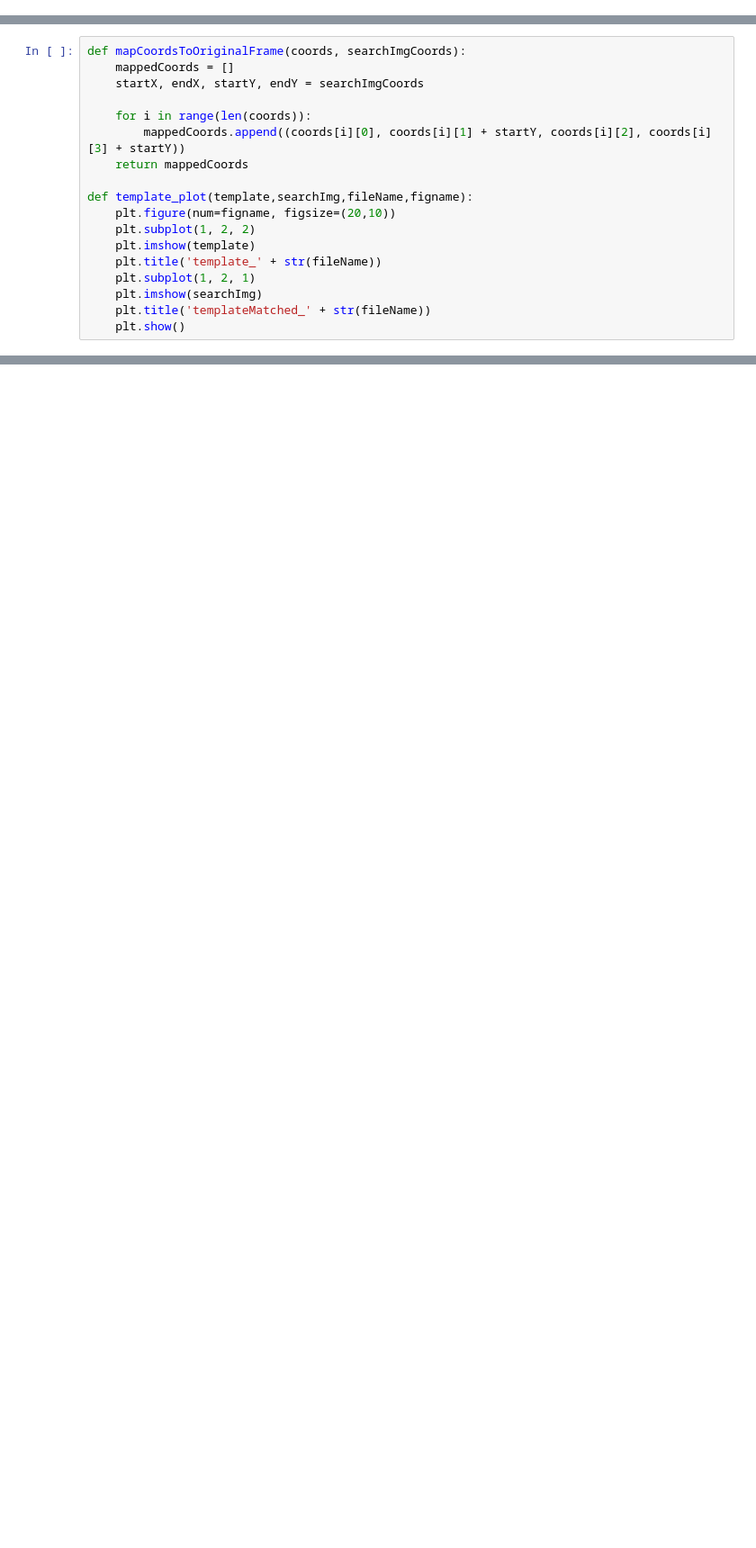
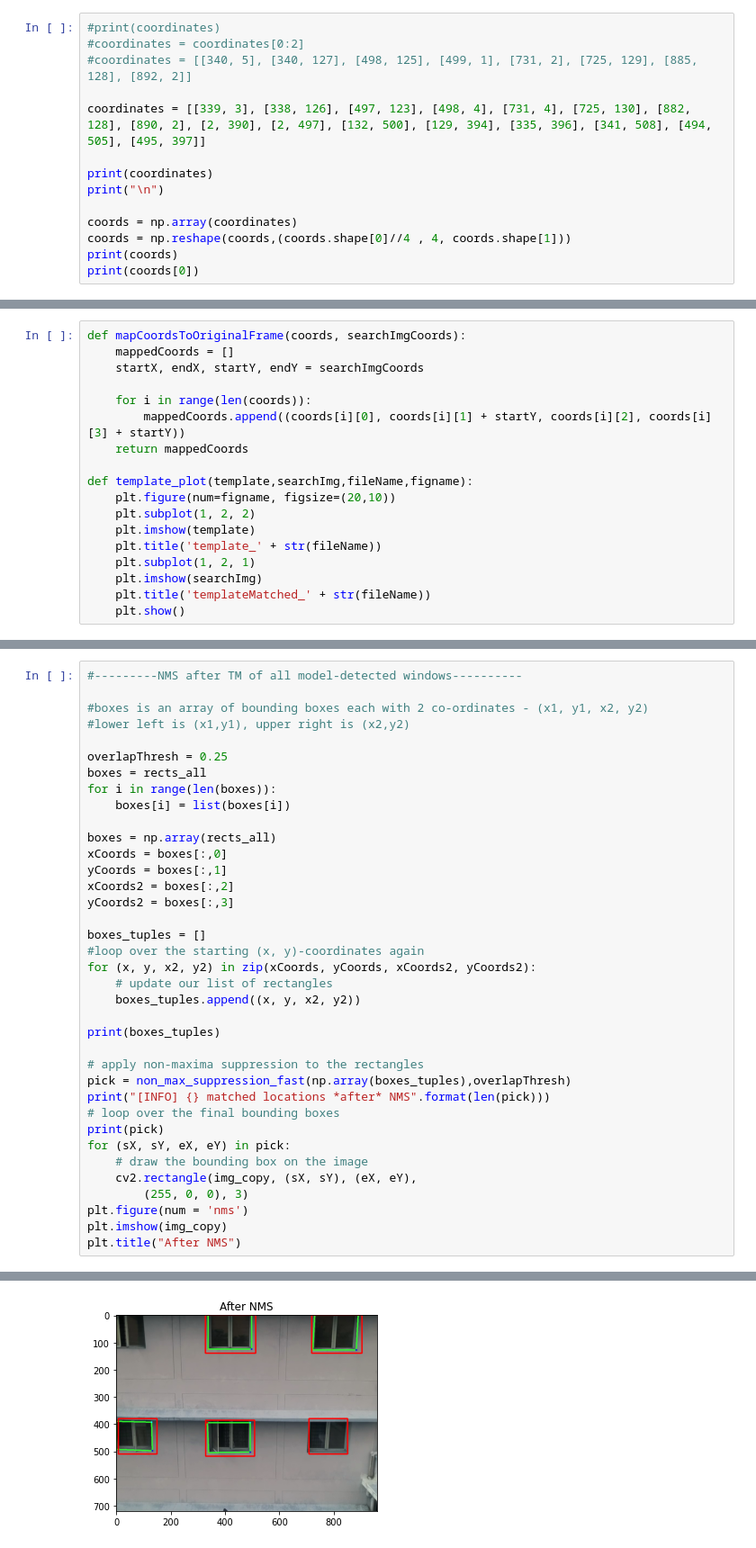
Before and after one commit to Dhruv2012/Drone-based-building-assessment, a Jupyter notebook: templateMatching/testTemplateMatching_main_nms.ipynb, the cells around one changed output, grey strips where cells are left out. Shown at 90% size. Drawn from its saved outputs; the diff is of its cells as text; blank space fills up the shorter version.

Commit message:
NMS, multiple templates and window count

```diff
--- a/templateMatching/testTemplateMatching_main_nms.ipynb
+++ b/templateMatching/testTemplateMatching_main_nms.ipynb
@@ -105,0 +83,14 @@ print(coords[0])
+# %%
+#print(coordinates)
+#coordinates = coordinates[0:2]
+#coordinates = [[340, 5], [340, 127], [498, 125], [499, 1], [731, 2], [725, 129], [885, 128], [892, 2]]
+
+coordinates = [[339, 3], [338, 126], [497, 123], [498, 4], [731, 4], [725, 130], [882, 128], [890, 2], [2, 390], [2, 497], [132, 500], [129, 394], [335, 396], [341, 508], [494, 505], [495, 397]]
+
+print(coordinates)
+print("\n")
+
+coords = np.array(coordinates)
+coords = np.reshape(coords,(coords.shape[0]//4 , 4, coords.shape[1]))
+print(coords)
+print(coords[0])
@@ -419,0 +338,38 @@ in
+# %%
+#---------NMS after TM of all model-detected windows----------
+
+#boxes is an array of bounding boxes each with 2 co-ordinates - (x1, y1, x2, y2)
+#lower left is (x1,y1), upper right is (x2,y2)
+
+overlapThresh = 0.25
+boxes = rects_all
+for i in range(len(boxes)):
+    boxes[i] = list(boxes[i])
+
+boxes = np.array(rects_all)
+xCoords = boxes[:,0]
+yCoords = boxes[:,1]
+xCoords2 = boxes[:,2]
+yCoords2 = boxes[:,3]
+
+boxes_tuples = []
+#loop over the starting (x, y)-coordinates again
+for (x, y, x2, y2) in zip(xCoords, yCoords, xCoords2, yCoords2):
+    # update our list of rectangles
+    boxes_tuples.append((x, y, x2, y2))
+
+print(boxes_tuples)
+
+# apply non-maxima suppression to the rectangles
+pick = non_max_suppression_fast(np.array(boxes_tuples),overlapThresh)
+print("[INFO] {} matched locations *after* NMS".format(len(pick)))
+# loop over the final bounding boxes
+print(pick)
+for (sX, sY, eX, eY) in pick:
+    # draw the bounding box on the image
+    cv2.rectangle(img_copy, (sX, sY), (eX, eY),
+        (255, 0, 0), 3)
+plt.figure(num = 'nms')
+plt.imshow(img_copy)
+plt.title("After NMS")
+# %% [output]
@@ -419,0 +384 @@ in
+[figure, added]
```
Also changed, not shown: parts of 11 cells of this notebook.
